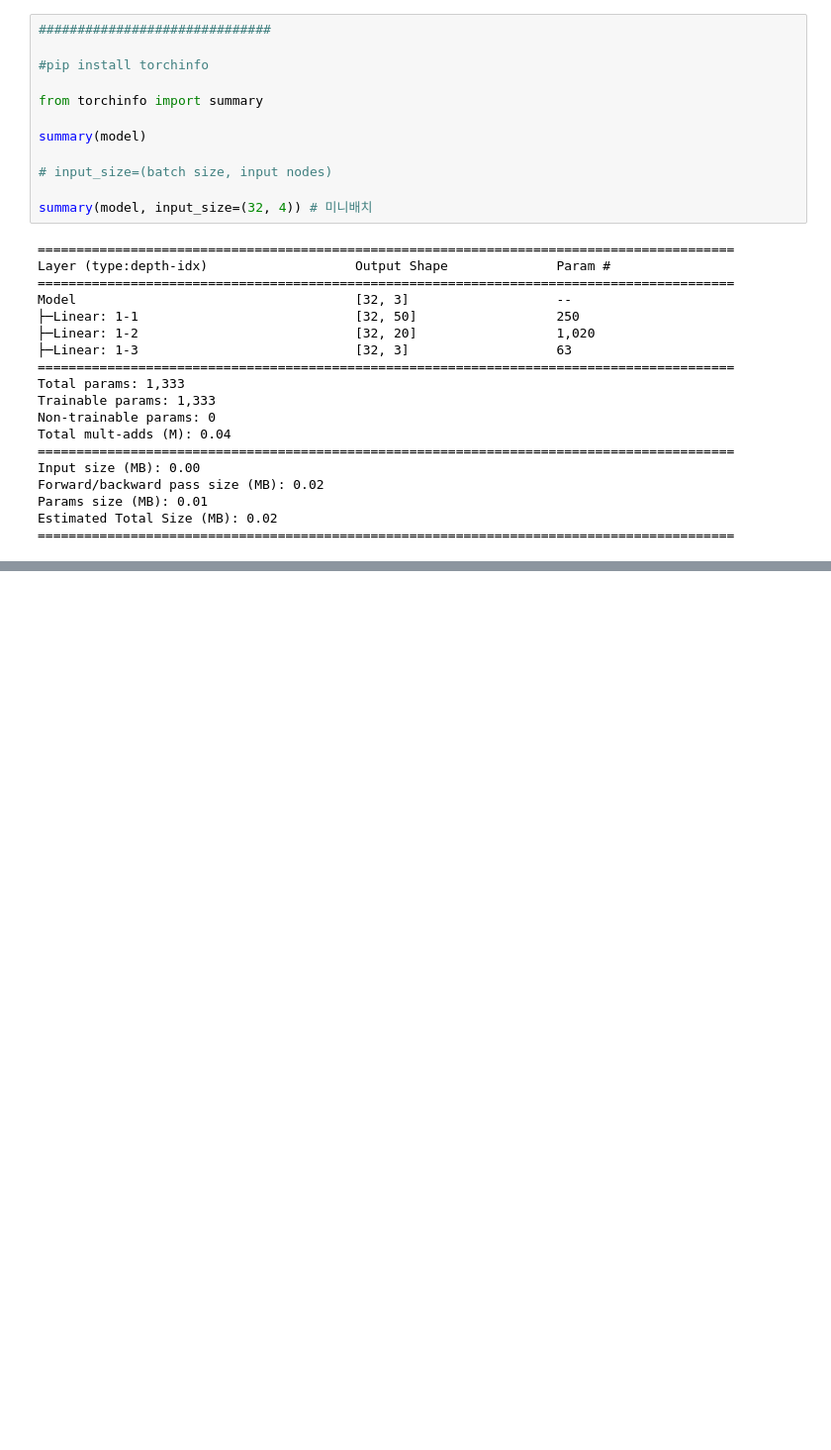
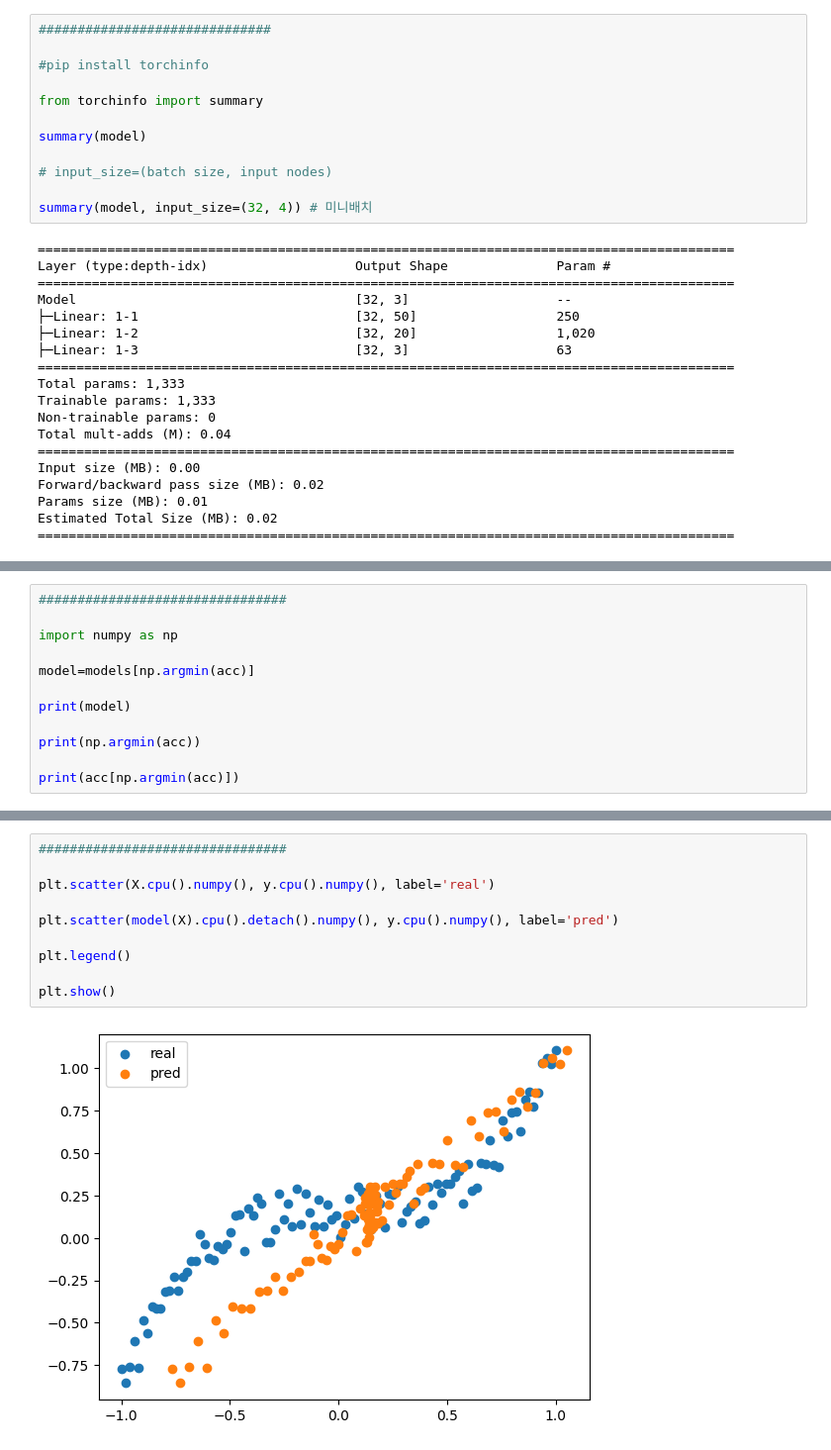
Before and after one commit to manki8908/Class_TJ_c22, a Jupyter notebook: SRC/python-pytorch.ipynb, the cells around one changed output, grey strips where cells are left out. Shown at 99% size. Drawn from its saved outputs; the diff is of its cells as text; blank space fills up the shorter version.

```diff
--- a/SRC/python-pytorch.ipynb
+++ b/SRC/python-pytorch.ipynb
@@ -341,0 +1568,12 @@ Estimated Total Size (MB): 0.02
+# %%
+################################
+
+import numpy as np
+
+model=models[np.argmin(acc)]
+
+print(model)
+
+print(np.argmin(acc))
+
+print(acc[np.argmin(acc)])
@@ -341,0 +1692,12 @@ Estimated Total Size (MB): 0.02
+# %%
+################################
+
+plt.scatter(X.cpu().numpy(), y.cpu().numpy(), label='real')
+
+plt.scatter(model(X).cpu().detach().numpy(), y.cpu().numpy(), label='pred')
+
+plt.legend()
+
+plt.show()
+# %% [output]
+[figure, added]
```
Also changed, not shown: parts of 66 cells of this notebook, 1 other file.
